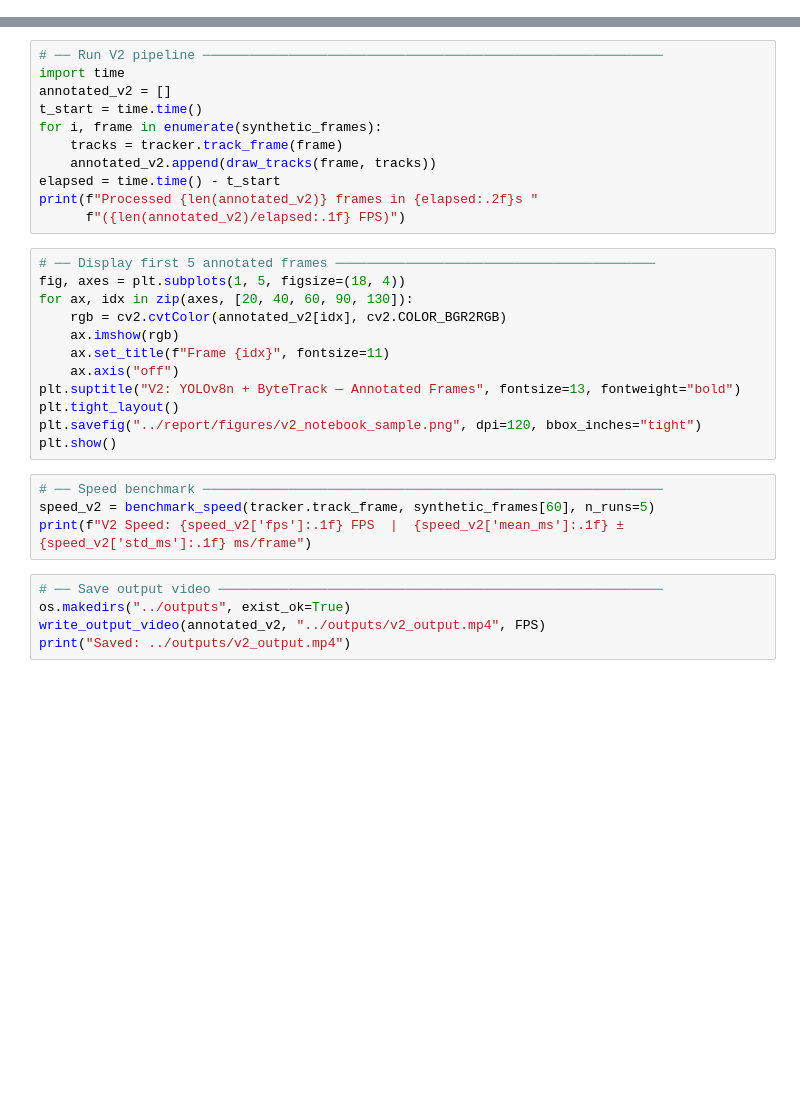
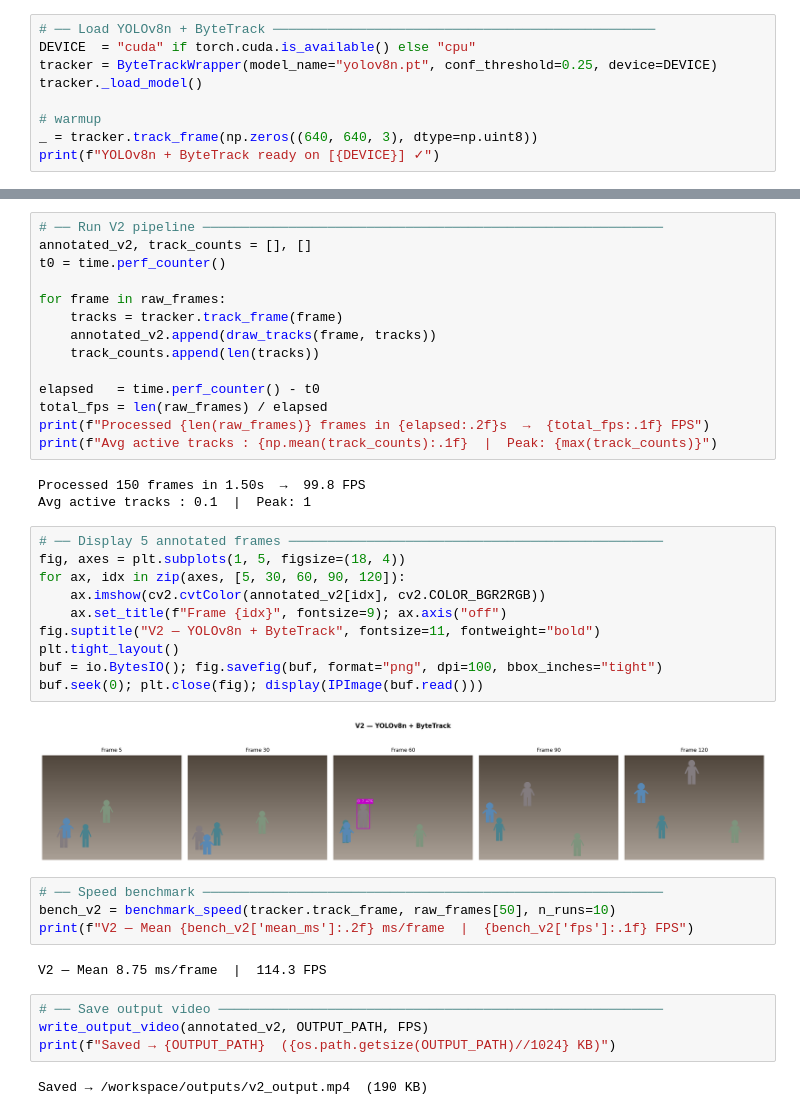
Before and after one commit to Abdulrahmann-Omar/-Person-Detection_CV_A4, a Jupyter notebook: notebooks/v2_transfer.ipynb, the cells around one changed output, grey strips where cells are left out. Cells and saved outputs as stored; diff of their text form; blank space fills up the shorter version.

```diff
--- a/notebooks/v2_transfer.ipynb
+++ b/notebooks/v2_transfer.ipynb
@@ -85,0 +159,9 @@ print("ByteTrackWrapper loaded (yolov8n.pt will auto-download if not cached)")
+# %%
+# ── Load YOLOv8n + ByteTrack ─────────────────────────────────────────────────
+DEVICE  = "cuda" if torch.cuda.is_available() else "cpu"
+tracker = ByteTrackWrapper(model_name="yolov8n.pt", conf_threshold=0.25, device=DEVICE)
+tracker._load_model()
+
+# warmup
+_ = tracker.track_frame(np.zeros((640, 640, 3), dtype=np.uint8))
+print(f"YOLOv8n + ByteTrack ready on [{DEVICE}] ✓")
@@ -86,32 +185,41 @@ print("ByteTrackWrapper loaded (yolov8n.pt will auto-download if not cached)")
 # %%
 # ── Run V2 pipeline ───────────────────────────────────────────────────────────
-import time
-annotated_v2 = []
-t_start = time.time()
-for i, frame in enumerate(synthetic_frames):
+annotated_v2, track_counts = [], []
+t0 = time.perf_counter()
+
+for frame in raw_frames:
     tracks = tracker.track_frame(frame)
     annotated_v2.append(draw_tracks(frame, tracks))
-elapsed = time.time() - t_start
-print(f"Processed {len(annotated_v2)} frames in {elapsed:.2f}s "
-      f"({len(annotated_v2)/elapsed:.1f} FPS)")
+    track_counts.append(len(tracks))
+
+elapsed   = time.perf_counter() - t0
+total_fps = len(raw_frames) / elapsed
+print(f"Processed {len(raw_frames)} frames in {elapsed:.2f}s  →  {total_fps:.1f} FPS")
+print(f"Avg active tracks : {np.mean(track_counts):.1f}  |  Peak: {max(track_counts)}")
+# %% [output]
+Processed 150 frames in 1.50s  →  99.8 FPS
+Avg active tracks : 0.1  |  Peak: 1
 # %%
-# ── Display first 5 annotated frames ─────────────────────────────────────────
+# ── Display 5 annotated frames ────────────────────────────────────────────────
 fig, axes = plt.subplots(1, 5, figsize=(18, 4))
-for ax, idx in zip(axes, [20, 40, 60, 90, 130]):
-    rgb = cv2.cvtColor(annotated_v2[idx], cv2.COLOR_BGR2RGB)
-    ax.imshow(rgb)
-    ax.set_title(f"Frame {idx}", fontsize=11)
-    ax.axis("off")
-plt.suptitle("V2: YOLOv8n + ByteTrack — Annotated Frames", fontsize=13, fontweight="bold")
+for ax, idx in zip(axes, [5, 30, 60, 90, 120]):
+    ax.imshow(cv2.cvtColor(annotated_v2[idx], cv2.COLOR_BGR2RGB))
+    ax.set_title(f"Frame {idx}", fontsize=9); ax.axis("off")
+fig.suptitle("V2 — YOLOv8n + ByteTrack", fontsize=11, fontweight="bold")
 plt.tight_layout()
-plt.savefig("../report/figures/v2_notebook_sample.png", dpi=120, bbox_inches="tight")
-plt.show()
+buf = io.BytesIO(); fig.savefig(buf, format="png", dpi=100, bbox_inches="tight")
+buf.seek(0); plt.close(fig); display(IPImage(buf.read()))
+# %% [output]
+[figure, added]
 # %%
 # ── Speed benchmark ───────────────────────────────────────────────────────────
-speed_v2 = benchmark_speed(tracker.track_frame, synthetic_frames[60], n_runs=5)
-print(f"V2 Speed: {speed_v2['fps']:.1f} FPS  |  {speed_v2['mean_ms']:.1f} ± {speed_v2['std_ms']:.1f} ms/frame")
+bench_v2 = benchmark_speed(tracker.track_frame, raw_frames[50], n_runs=10)
+print(f"V2 — Mean {bench_v2['mean_ms']:.2f} ms/frame  |  {bench_v2['fps']:.1f} FPS")
+# %% [output]
+V2 — Mean 8.75 ms/frame  |  114.3 FPS
 # %%
 # ── Save output video ─────────────────────────────────────────────────────────
-os.makedirs("../outputs", exist_ok=True)
-write_output_video(annotated_v2, "../outputs/v2_output.mp4", FPS)
-print("Saved: ../outputs/v2_output.mp4")
+write_output_video(annotated_v2, OUTPUT_PATH, FPS)
+print(f"Saved → {OUTPUT_PATH}  ({os.path.getsize(OUTPUT_PATH)//1024} KB)")
+# %% [output]
+Saved → /workspace/outputs/v2_output.mp4  (190 KB)
```
Also changed, not shown: parts of 17 cells of this notebook, 10 other files.
